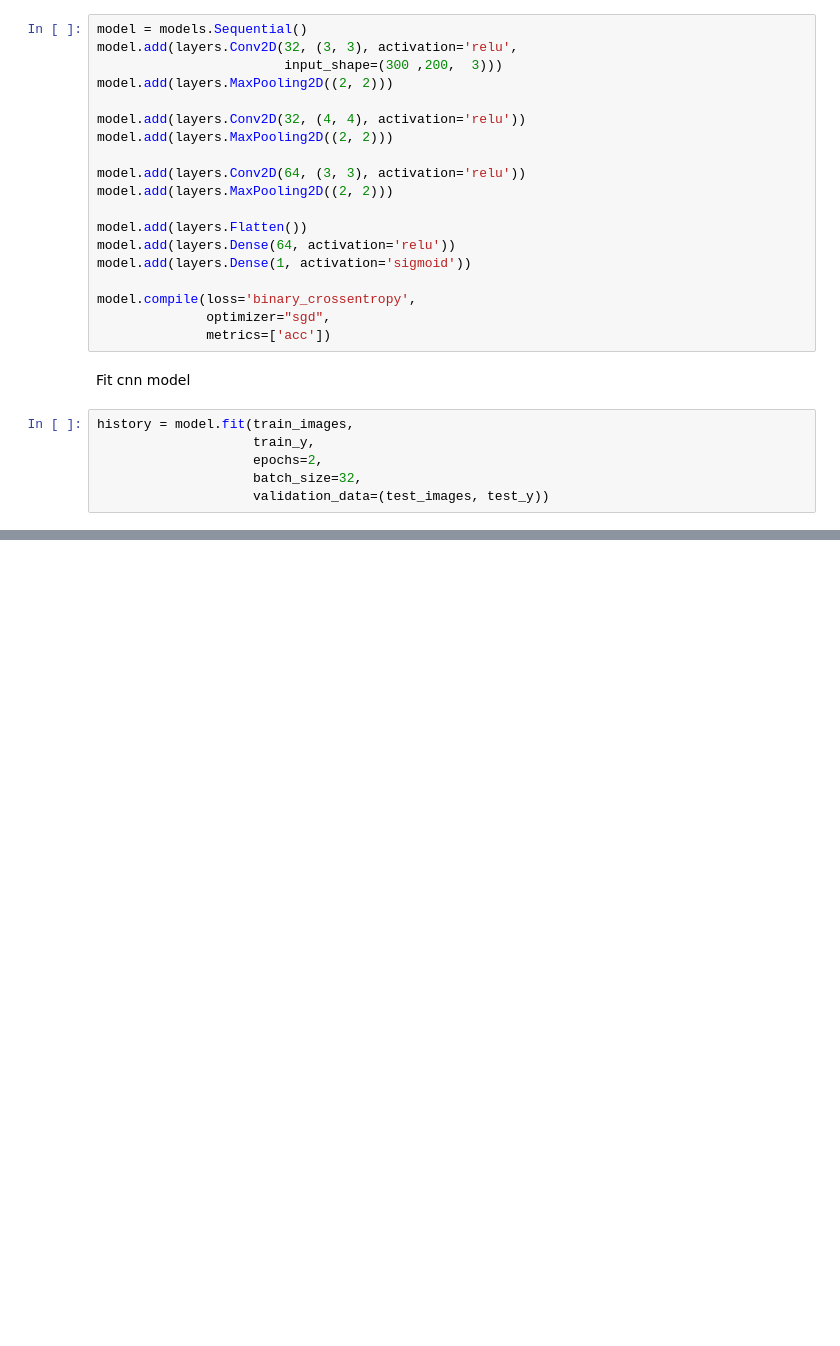
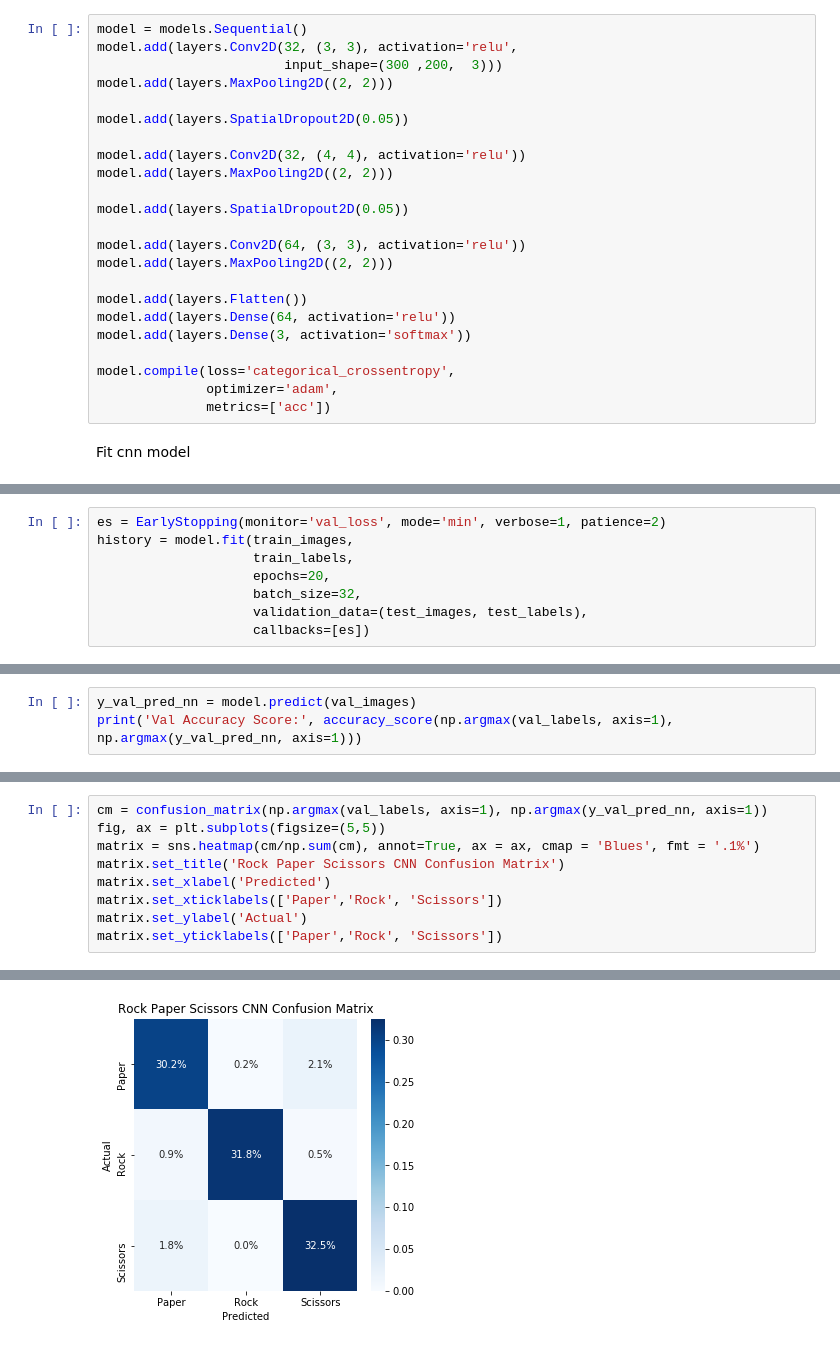
Before and after one commit to blantj/rps_image_classification, a Jupyter notebook: Modeling.ipynb, the cells around one changed output, grey strips where cells are left out. Cells and saved outputs as stored; diff of their text form; blank space fills up the shorter version.

```diff
--- a/Modeling.ipynb
+++ b/Modeling.ipynb
@@ -149,24 +189,22 @@ model.add(layers.Conv2D(32, (3, 3), activation='relu',
                         input_shape=(300 ,200,  3)))
 model.add(layers.MaxPooling2D((2, 2)))
 
+model.add(layers.SpatialDropout2D(0.05))
+
 model.add(layers.Conv2D(32, (4, 4), activation='relu'))
 model.add(layers.MaxPooling2D((2, 2)))
+
+model.add(layers.SpatialDropout2D(0.05))
 
 model.add(layers.Conv2D(64, (3, 3), activation='relu'))
 model.add(layers.MaxPooling2D((2, 2)))
 
 model.add(layers.Flatten())
 model.add(layers.Dense(64, activation='relu'))
-model.add(layers.Dense(1, activation='sigmoid'))
+model.add(layers.Dense(3, activation='softmax'))
 
-model.compile(loss='binary_crossentropy',
-              optimizer="sgd",
+model.compile(loss='categorical_crossentropy',
+              optimizer='adam',
               metrics=['acc'])
 # %% [markdown]
 Fit cnn model
-# %%
-history = model.fit(train_images,
-                    train_y,
-                    epochs=2,
-                    batch_size=32,
-                    validation_data=(test_images, test_y))
@@ -239,0 +211,8 @@ val_y = np.reshape(val_labels[:,0], (val_batch_size,1))
+# %%
+es = EarlyStopping(monitor='val_loss', mode='min', verbose=1, patience=2)
+history = model.fit(train_images,
+                    train_labels,
+                    epochs=20,
+                    batch_size=32,
+                    validation_data=(test_images, test_labels),
+                    callbacks=[es])
@@ -239,0 +237,3 @@ val_y = np.reshape(val_labels[:,0], (val_batch_size,1))
+# %%
+y_val_pred_nn = model.predict(val_images)
+print('Val Accuracy Score:', accuracy_score(np.argmax(val_labels, axis=1), np.argmax(y_val_pred_nn, axis=1)))
@@ -239,0 +244,10 @@ val_y = np.reshape(val_labels[:,0], (val_batch_size,1))
+# %%
+cm = confusion_matrix(np.argmax(val_labels, axis=1), np.argmax(y_val_pred_nn, axis=1))
+fig, ax = plt.subplots(figsize=(5,5))
+matrix = sns.heatmap(cm/np.sum(cm), annot=True, ax = ax, cmap = 'Blues', fmt = '.1%')
+matrix.set_title('Rock Paper Scissors CNN Confusion Matrix')
+matrix.set_xlabel('Predicted')
+matrix.set_xticklabels(['Paper','Rock', 'Scissors'])
+matrix.set_ylabel('Actual')
+matrix.set_yticklabels(['Paper','Rock', 'Scissors'])
+# %% [output]
@@ -239,0 +255 @@ val_y = np.reshape(val_labels[:,0], (val_batch_size,1))
+[figure, added]
```
Also changed, not shown: parts of 26 cells of this notebook.
